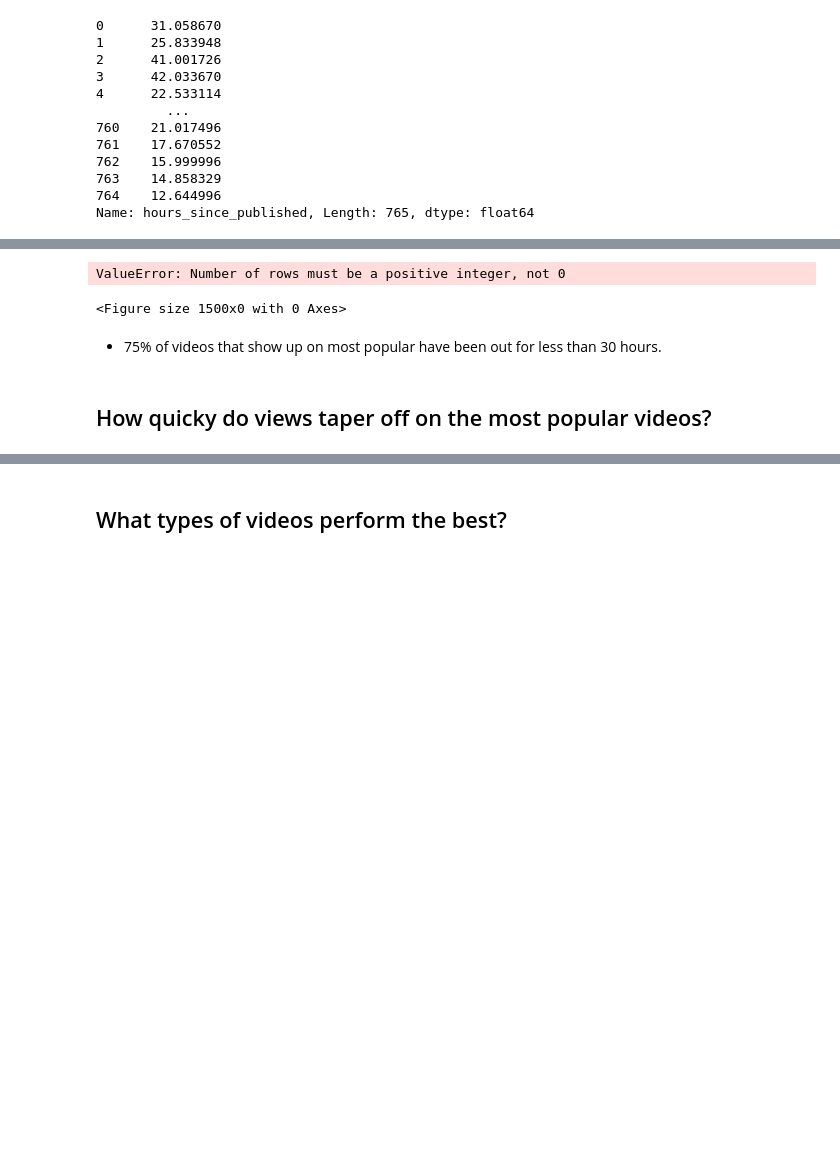
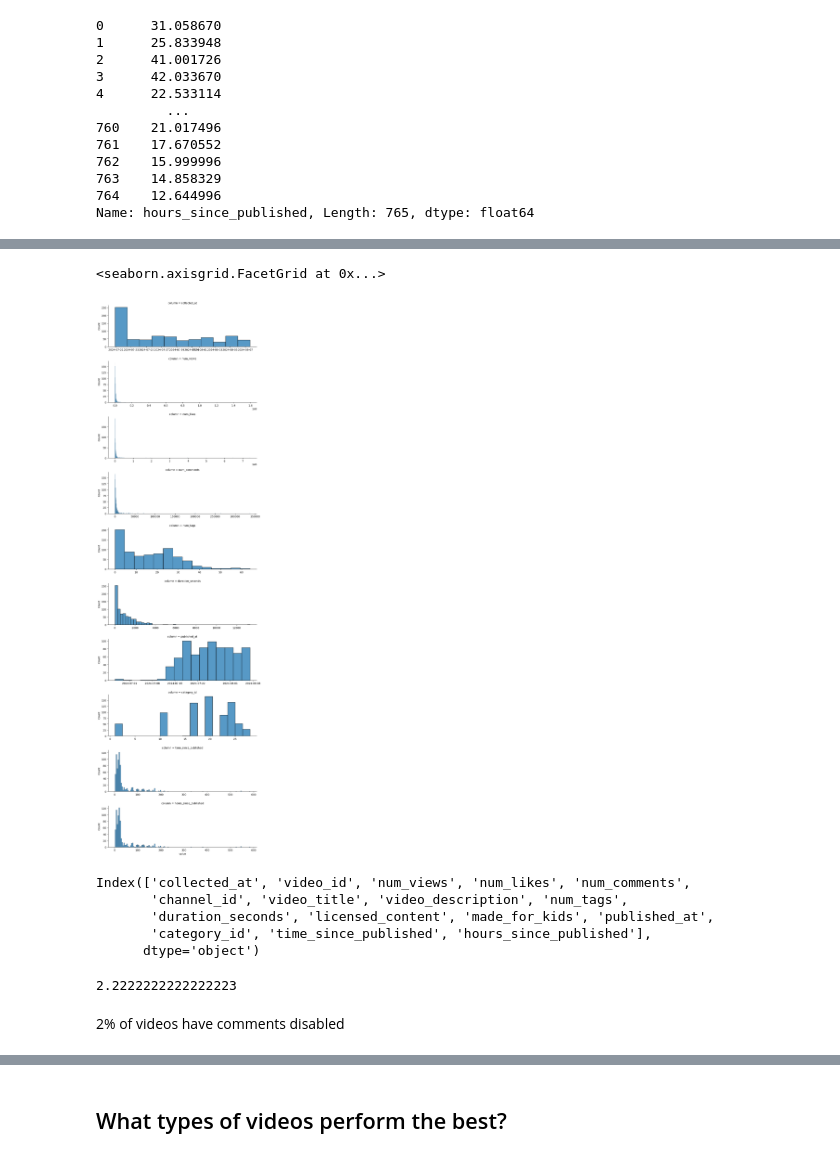
Before and after one commit to AndrewDettor/YouTubeMostPopularVideos, a Jupyter notebook: time_series_EDA.ipynb, the cells around one changed output, grey strips where cells are left out. Cells and saved outputs as stored; diff of their text form; code cells hidden in the pictures; blank space fills up the shorter version.

```diff
--- a/time_series_EDA.ipynb
+++ b/time_series_EDA.ipynb
@@ -708,8 +709,8 @@ first_times.shape, video_fact_first.shape
 ((765, 2), (765, 5))
 # %%
 # join with attributes in video_dim
-video_all_first = video_fact_first.merge(video_dim, how="inner", on="video_id")
-video_all_first.sample(10)
+first_video_all = first_video_fact.merge(video_dim, how="inner", on="video_id")
+first_video_all.sample(10)
 # %% [output]
 |  | collected_at | video_id | num_views | num_likes | num_comments | channel_id | video_title | ... |
 | 333 | 2024-07-25 00:00:05.832583 | iRxGejcTOlQ | 229258 | 44200 | 1297 | UCsEukrAd64fqA7FjwkmZ_Dw | Stray Kids Reply to Fans Online |... | ... |
@@ -724,8 +725,8 @@ video_all_first.sample(10)
 | 500 | 2024-07-29 18:00:06.152434 | J6Hhtqxvn9w | 379555 | 7050 | 1150 | UC34Qdd5Z5KN30A8aJ2eIMPA | HOUSE OF THE DRAGON Season 2 Epis... | ... |
 # %%
 # get time difference between time published and time collected
-video_all_first["hours_since_published"] = (video_all_first["published_at"] - video_all_first["collected_at"])/pd.Timedelta("-1h")
-video_all_first["hours_since_published"]
+first_video_all["hours_since_published"] = (first_video_all["published_at"] - first_video_all["collected_at"])/pd.Timedelta("-1h")
+first_video_all["hours_since_published"]
 # %% [output]
 0      31.058670
 1      25.833948
@@ -747,5 +743,5 @@ sns.histplot(video_all_first, x="hours_since_published")
 # %%
-summary_stats = video_all_first.describe()
+summary_stats = first_video_all.describe()
 numeric_cols = summary_stats.columns
 summary_stats
 # %% [output]
@@ -760,0 +762,3 @@ summary_stats
+# %%
+melted = first_video_all[numeric_cols].melt(var_name="column")
+melted.sample(5)
@@ -761,10 +772,22 @@ summary_stats
 # %%
-g = sns.FacetGrid(video_all_first, sharey=False, sharex=False, col_wrap=5)
-g.map_dataframe(sns.histplot, numeric_cols)
+g = sns.FacetGrid(melted, row="column", sharey=False, sharex=False, aspect=3)
+g.map_dataframe(sns.histplot, "value")
 # %% [output]
-ValueError: Number of rows must be a positive integer, not 0
+<seaborn.axisgrid.FacetGrid at 0x...>
-<Figure size 1500x0 with 0 Axes>
+[figure, added]
-# %% [markdown]
-- 75% of videos that show up on most popular have been out for less than 30 hours.
-# %% [markdown]
-## How quicky do views taper off on the most popular videos?
+# %%
+first_video_all.columns
+# %% [output]
+Index(['collected_at', 'video_id', 'num_views', 'num_likes', 'num_comments',
+       'channel_id', 'video_title', 'video_description', 'num_tags',
+       'duration_seconds', 'licensed_content', 'made_for_kids', 'published_at',
+       'category_id', 'time_since_published', 'hours_since_published'],
+      dtype='object')
+# %%
+# how many videos have 0 likes, comments, or tags?
+no_comments = first_video_all.loc[first_video_all["num_comments"] == 0]
+no_comments.shape[0]/first_video_all.shape[0] * 100
+# %% [output]
+2.2222222222222223
+# %% [markdown]
+2% of videos have comments disabled
```
Also changed, not shown: parts of 21 cells of this notebook.
